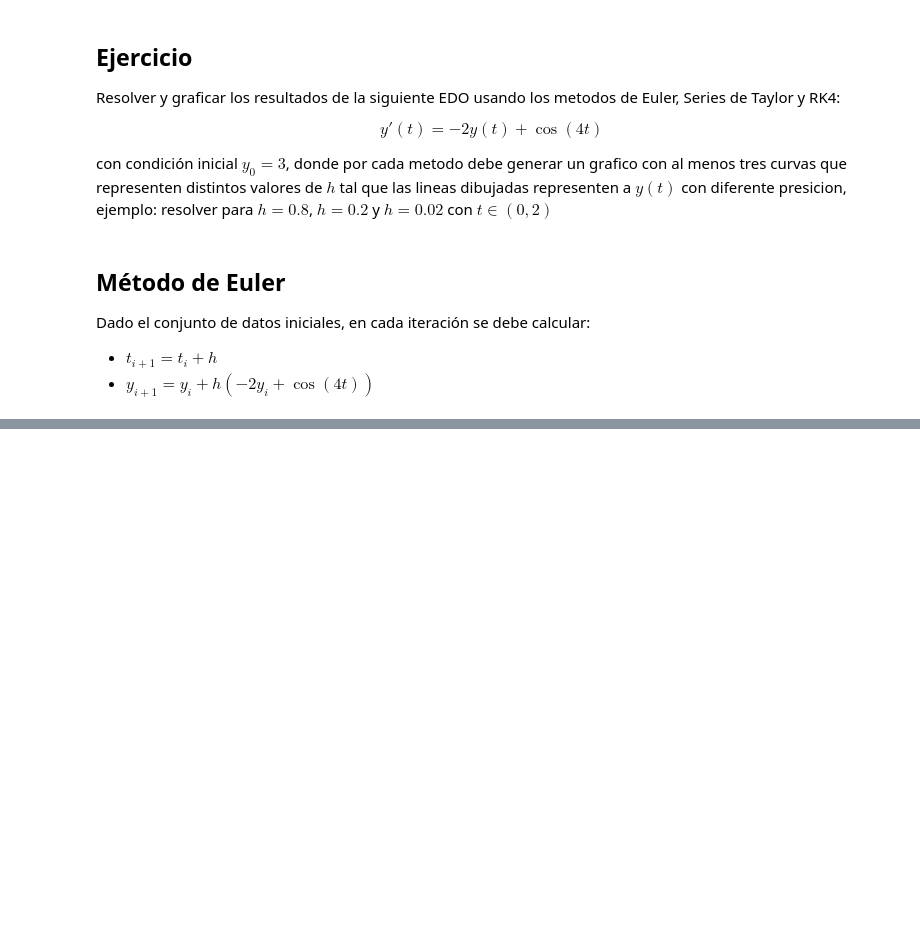
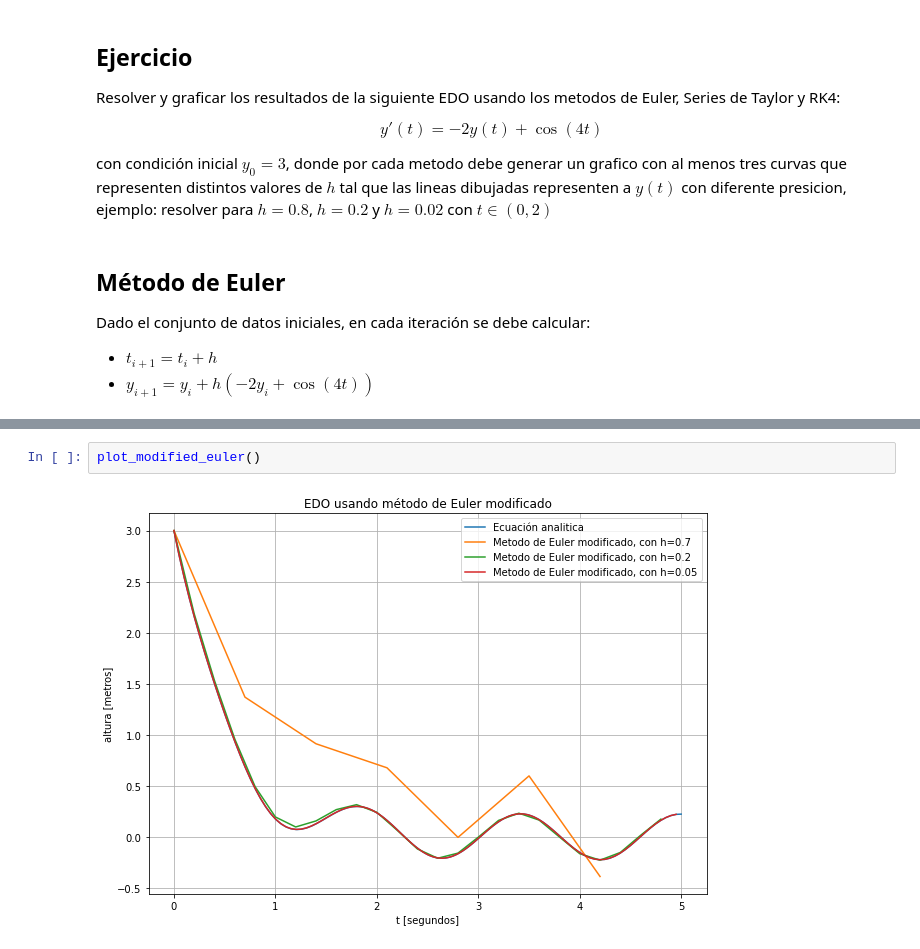
Before and after one commit to ElTapia/computacion-grafica, a Jupyter notebook: Ejercicios/Ejercicio_13/ejercicio_13.ipynb, the cells around one changed output, grey strips where cells are left out. Cells and saved outputs as stored; diff of their text form; blank space fills up the shorter version.

Commit message:
Agrega euler mejorado y modificado

```diff
--- a/Ejercicios/Ejercicio_13/ejercicio_13.ipynb
+++ b/Ejercicios/Ejercicio_13/ejercicio_13.ipynb
@@ -465,0 +495,4 @@ plot_taylor()
+# %%
+plot_modified_euler()
+# %% [output]
+[figure, added]
```
Also changed, not shown: parts of 9 cells of this notebook, 1 other file.
